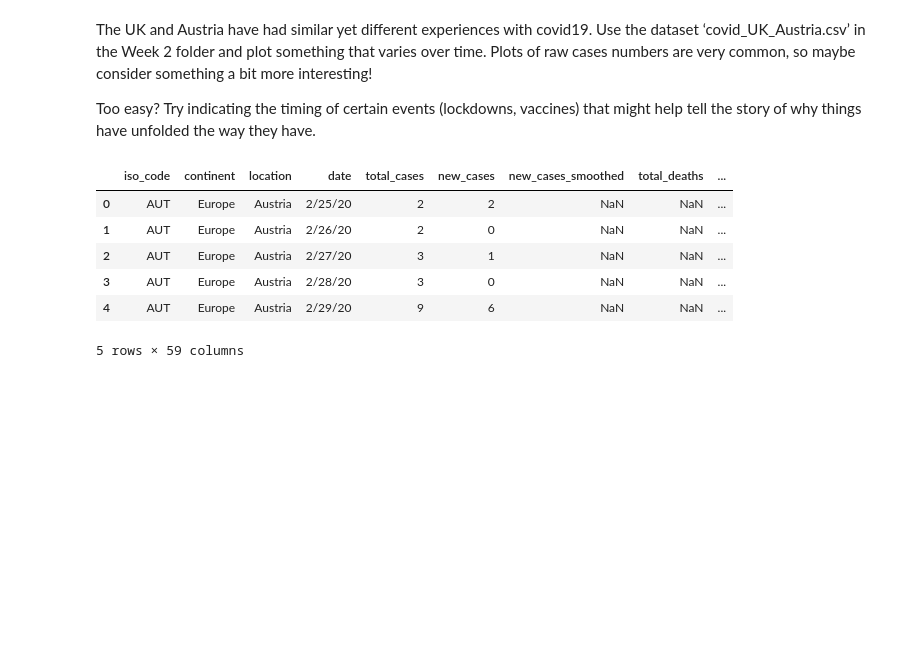
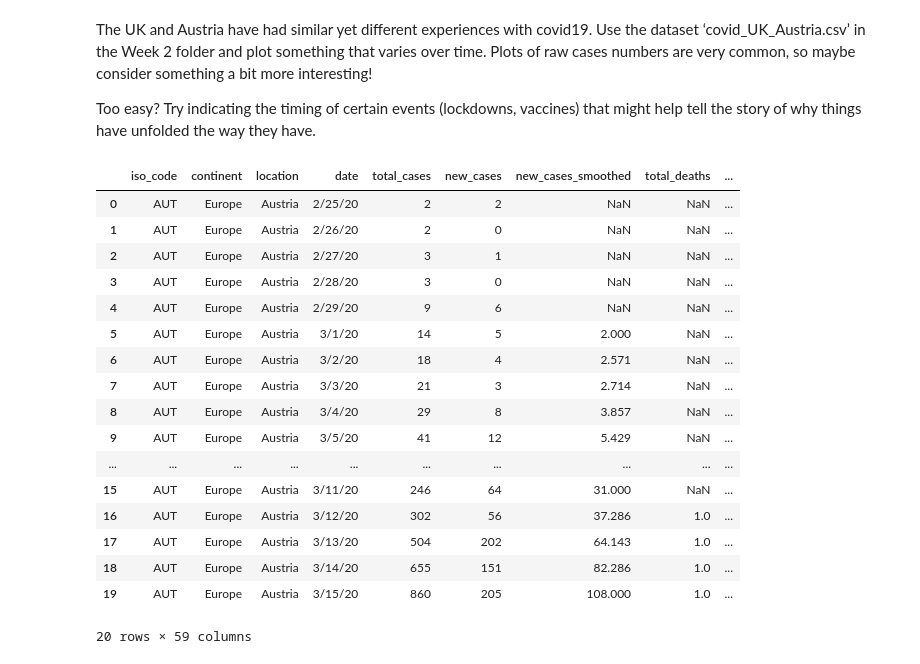
Before and after one commit to acumpelik/DataVisualizationClass, a Jupyter notebook: Week 2/DataVis2021_Assignment2_Cumpelik.ipynb, the cells around one changed output. Drawn from its saved outputs; the diff is of its cells as text; code cells hidden in the pictures; blank space fills up the shorter version.

Commit message:
playing around with the Austria/UK data

```diff
--- a/Week 2/DataVis2021_Assignment2_Cumpelik.ipynb
+++ b/Week 2/DataVis2021_Assignment2_Cumpelik.ipynb
@@ -12,11 +13,24 @@ import matplotlib.pyplot as plt
 # %%
 df = pd.read_csv("Covid_UK_Austria.csv")
-df.head()
+df.head(20)
+
+# df.describe()
 # %% [output]
 |  | iso_code | continent | location | date | total_cases | new_cases | new_cases_smoothed | total_deaths | ... |
 | 0 | AUT | Europe | Austria | 2/25/20 | 2 | 2 | NaN | NaN | ... |
 | 1 | AUT | Europe | Austria | 2/26/20 | 2 | 0 | NaN | NaN | ... |
 | 2 | AUT | Europe | Austria | 2/27/20 | 3 | 1 | NaN | NaN | ... |
 | 3 | AUT | Europe | Austria | 2/28/20 | 3 | 0 | NaN | NaN | ... |
 | 4 | AUT | Europe | Austria | 2/29/20 | 9 | 6 | NaN | NaN | ... |
+| 5 | AUT | Europe | Austria | 3/1/20 | 14 | 5 | 2.000 | NaN | ... |
+| 6 | AUT | Europe | Austria | 3/2/20 | 18 | 4 | 2.571 | NaN | ... |
+| 7 | AUT | Europe | Austria | 3/3/20 | 21 | 3 | 2.714 | NaN | ... |
+| 8 | AUT | Europe | Austria | 3/4/20 | 29 | 8 | 3.857 | NaN | ... |
+| 9 | AUT | Europe | Austria | 3/5/20 | 41 | 12 | 5.429 | NaN | ... |
+| ... | ... | ... | ... | ... | ... | ... | ... | ... | ... |
+| 15 | AUT | Europe | Austria | 3/11/20 | 246 | 64 | 31.000 | NaN | ... |
+| 16 | AUT | Europe | Austria | 3/12/20 | 302 | 56 | 37.286 | 1.0 | ... |
+| 17 | AUT | Europe | Austria | 3/13/20 | 504 | 202 | 64.143 | 1.0 | ... |
+| 18 | AUT | Europe | Austria | 3/14/20 | 655 | 151 | 82.286 | 1.0 | ... |
+| 19 | AUT | Europe | Austria | 3/15/20 | 860 | 205 | 108.000 | 1.0 | ... |
-5 rows × 59 columns
+20 rows × 59 columns
```
Also changed, not shown: parts of 13 cells of this notebook, 1 other file.
